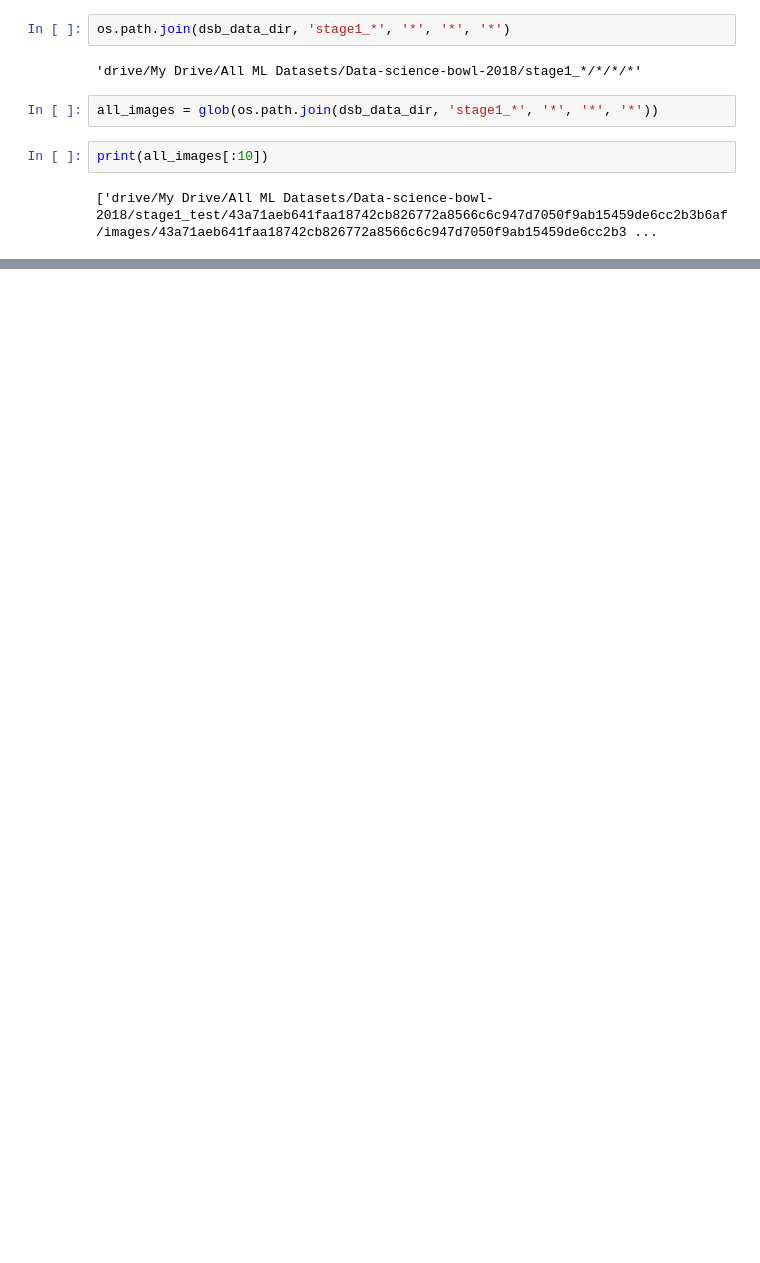
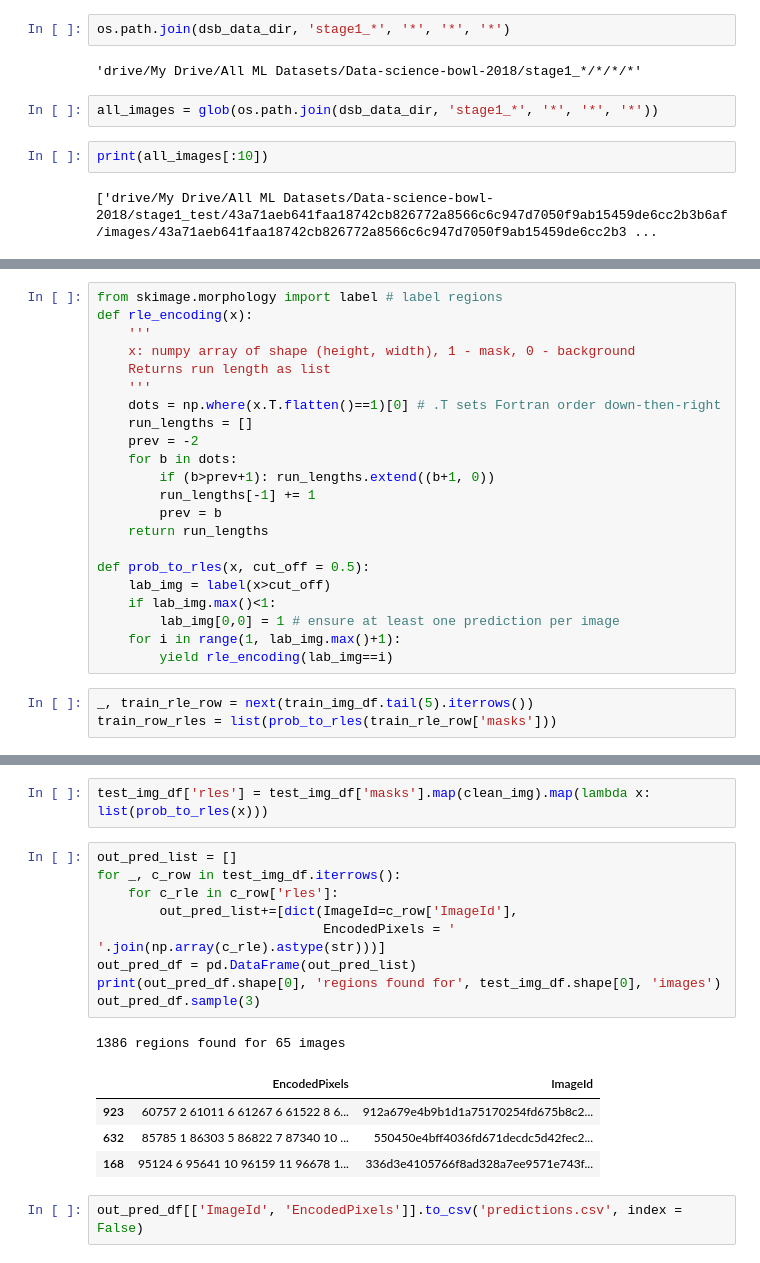
Before and after one commit to AI-Junction/Nuclei-Detection, a Jupyter notebook: Cell_Nuclei_Detection-1.ipynb, the cells around one changed output, grey strips where cells are left out. Cells and saved outputs as stored; diff of their text form; blank space fills up the shorter version.

```diff
--- a/Cell_Nuclei_Detection-1.ipynb
+++ b/Cell_Nuclei_Detection-1.ipynb
@@ -226,0 +366,25 @@ KeyboardInterrupt: ignored
+# %%
+from skimage.morphology import label # label regions
+def rle_encoding(x):
+    '''
+    x: numpy array of shape (height, width), 1 - mask, 0 - background
+    Returns run length as list
+    '''
+    dots = np.where(x.T.flatten()==1)[0] # .T sets Fortran order down-then-right
+    run_lengths = []
+    prev = -2
+    for b in dots:
+        if (b>prev+1): run_lengths.extend((b+1, 0))
+        run_lengths[-1] += 1
+        prev = b
+    return run_lengths
+
+def prob_to_rles(x, cut_off = 0.5):
+    lab_img = label(x>cut_off)
+    if lab_img.max()<1:
+        lab_img[0,0] = 1 # ensure at least one prediction per image
+    for i in range(1, lab_img.max()+1):
+        yield rle_encoding(lab_img==i)
+# %%
+_, train_rle_row = next(train_img_df.tail(5).iterrows())
+train_row_rles = list(prob_to_rles(train_rle_row['masks']))
@@ -226,0 +405,19 @@ KeyboardInterrupt: ignored
+# %%
+test_img_df['rles'] = test_img_df['masks'].map(clean_img).map(lambda x: list(prob_to_rles(x)))
+# %%
+out_pred_list = []
+for _, c_row in test_img_df.iterrows():
+    for c_rle in c_row['rles']:
+        out_pred_list+=[dict(ImageId=c_row['ImageId'],
+                             EncodedPixels = ' '.join(np.array(c_rle).astype(str)))]
+out_pred_df = pd.DataFrame(out_pred_list)
+print(out_pred_df.shape[0], 'regions found for', test_img_df.shape[0], 'images')
+out_pred_df.sample(3)
+# %% [output]
+1386 regions found for 65 images
+|  | EncodedPixels | ImageId |
+| 923 | 60757 2 61011 6 61267 6 61522 8 6... | 912a679e4b9b1d1a75170254fd675b8c2... |
+| 632 | 85785 1 86303 5 86822 7 87340 10 ... | 550450e4bff4036fd671decdc5d42fec2... |
+| 168 | 95124 6 95641 10 96159 11 96678 1... | 336d3e4105766f8ad328a7ee9571e743f... |
+# %%
+out_pred_df[['ImageId', 'EncodedPixels']].to_csv('predictions.csv', index = False)
```
Also changed, not shown: parts of 22 cells of this notebook.
